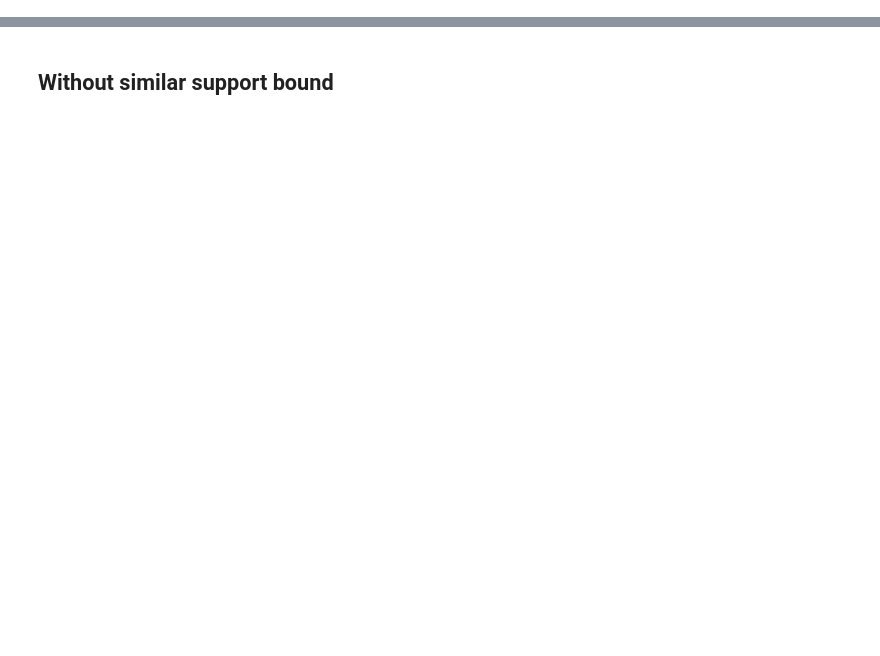
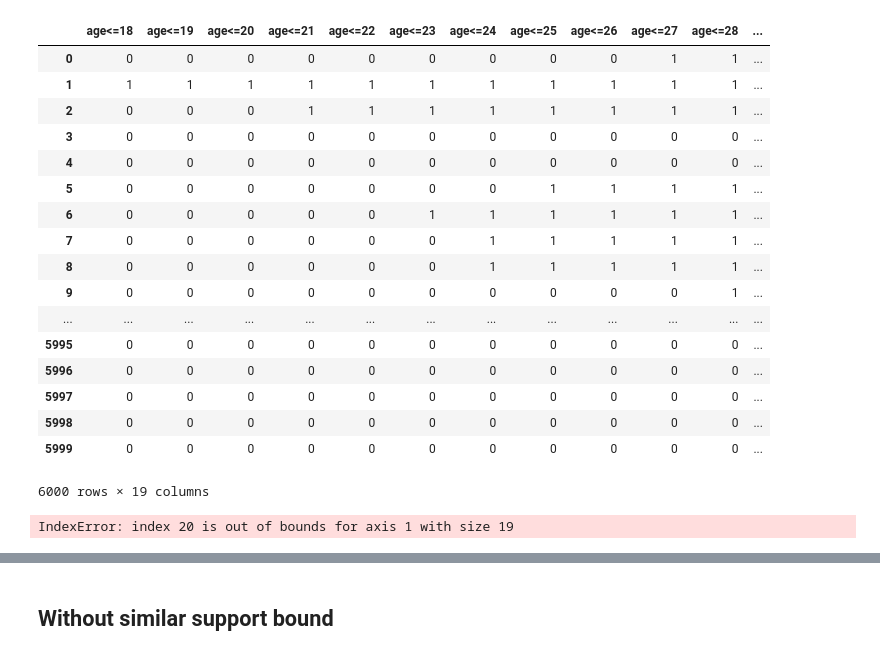
Before and after one commit to marypaulin/repo, a Jupyter notebook: src/corels_dt.ipynb, the cells around one changed output, grey strips where cells are left out. Saved outputs shown, nothing was run; the diff lists cells and outputs as text; code cells hidden in the pictures; blank space fills up the shorter version.

Commit message:
similar support bound: updates and experiments

```diff
--- a/src/corels_dt.ipynb
+++ b/src/corels_dt.ipynb
@@ -43,0 +19,5 @@ TypeError: list indices must be integers or slices, not list
+# %%
+prop = [.8, .9, .4, .2, .1, .7, .9, .8, .9, .4, .2, .1, .7, .9, .8, .9, .4, .2, .1, .7, .9]
+# %%
+#new_y = [np.random.binomial(1,math.sin(i/12),1)[0]  for i in new_age]
+new_y = [np.random.binomial(1,prop[i-18],1)[0]  for i in new_age]
@@ -43,0 +46,50 @@ TypeError: list indices must be integers or slices, not list
+# %%
+age_18 = [int(new_age[i] <=18) for i in range(len(new_age))]
+age_19 = [int(new_age[i] <=19) for i in range(len(new_age))]
+age_20 = [int(new_age[i] <=20) for i in range(len(new_age))]
+age_21 = [int(new_age[i] <=21) for i in range(len(new_age))]
+age_22 = [int(new_age[i] <=22) for i in range(len(new_age))]
+age_23 = [int(new_age[i] <=23) for i in range(len(new_age))]
+age_24 = [int(new_age[i] <=24) for i in range(len(new_age))]
+age_25 = [int(new_age[i] <=25) for i in range(len(new_age))]
+
+
+age_26 = [int(new_age[i] <=26) for i in range(len(new_age))]
+age_27 = [int(new_age[i] <=27) for i in range(len(new_age))]
+age_28 = [int(new_age[i] <=28) for i in range(len(new_age))]
+age_29 = [int(new_age[i] <=29) for i in range(len(new_age))]
+age_30 = [int(new_age[i] <=30) for i in range(len(new_age))]
+age_31 = [int(new_age[i] <=31) for i in range(len(new_age))]
+age_32 = [int(new_age[i] <=32) for i in range(len(new_age))]
+age_33 = [int(new_age[i] <=33) for i in range(len(new_age))]
+age_34 = [int(new_age[i] <=34) for i in range(len(new_age))]
+age_35 = [int(new_age[i] <=35) for i in range(len(new_age))]
+# %%
+sim_data=pd.DataFrame({"age<=18":age_18, "age<=19":age_19, "age<=20":age_20, "age<=21":age_21,
+                  "age<=22":age_22, "age<=23":age_23, "age<=24":age_24, "age<=25":age_25,
+                       "age<=26":age_26, "age<=27":age_27, "age<=28":age_28, "age<=29":age_29,
+                       "age<=30":age_30, "age<=31":age_31, "age<=32":age_32, "age<=33":age_33,
+                       "age<=34":age_34, "age<=35":age_35,
+                  "y": new_y
+                 })
+# %%
+sim_data
+# %% [output]
+|  | age<=18 | age<=19 | age<=20 | age<=21 | age<=22 | age<=23 | age<=24 | age<=25 | age<=26 | age<=27 | age<=28 | ... |
+| 0 | 0 | 0 | 0 | 0 | 0 | 0 | 0 | 0 | 0 | 1 | 1 | ... |
+| 1 | 1 | 1 | 1 | 1 | 1 | 1 | 1 | 1 | 1 | 1 | 1 | ... |
+| 2 | 0 | 0 | 0 | 1 | 1 | 1 | 1 | 1 | 1 | 1 | 1 | ... |
+| 3 | 0 | 0 | 0 | 0 | 0 | 0 | 0 | 0 | 0 | 0 | 0 | ... |
+| 4 | 0 | 0 | 0 | 0 | 0 | 0 | 0 | 0 | 0 | 0 | 0 | ... |
+| 5 | 0 | 0 | 0 | 0 | 0 | 0 | 0 | 1 | 1 | 1 | 1 | ... |
+| 6 | 0 | 0 | 0 | 0 | 0 | 1 | 1 | 1 | 1 | 1 | 1 | ... |
+| 7 | 0 | 0 | 0 | 0 | 0 | 0 | 1 | 1 | 1 | 1 | 1 | ... |
+| 8 | 0 | 0 | 0 | 0 | 0 | 0 | 1 | 1 | 1 | 1 | 1 | ... |
+| 9 | 0 | 0 | 0 | 0 | 0 | 0 | 0 | 0 | 0 | 0 | 1 | ... |
+| ... | ... | ... | ... | ... | ... | ... | ... | ... | ... | ... | ... | ... |
+| 5995 | 0 | 0 | 0 | 0 | 0 | 0 | 0 | 0 | 0 | 0 | 0 | ... |
+| 5996 | 0 | 0 | 0 | 0 | 0 | 0 | 0 | 0 | 0 | 0 | 0 | ... |
+| 5997 | 0 | 0 | 0 | 0 | 0 | 0 | 0 | 0 | 0 | 0 | 0 | ... |
+| 5998 | 0 | 0 | 0 | 0 | 0 | 0 | 0 | 0 | 0 | 0 | 0 | ... |
+| 5999 | 0 | 0 | 0 | 0 | 0 | 0 | 0 | 0 | 0 | 0 | 0 | ... |
+6000 rows × 19 columns
@@ -59,3 +114,8 @@ y_monk3 = monk3.values[:,0]
 # %%
 x_compas1 = compas1.values[:,:12]
 y_compas1 = compas1.values[:,12]
+
+x_compas_similar = compas_similar.values[:,:9]
+y_compas_similar = compas_similar.values[:,13]
+# %% [output]
+IndexError: index 20 is out of bounds for axis 1 with size 19
```
Also changed, not shown: parts of 38 cells of this notebook, 2 other files.
